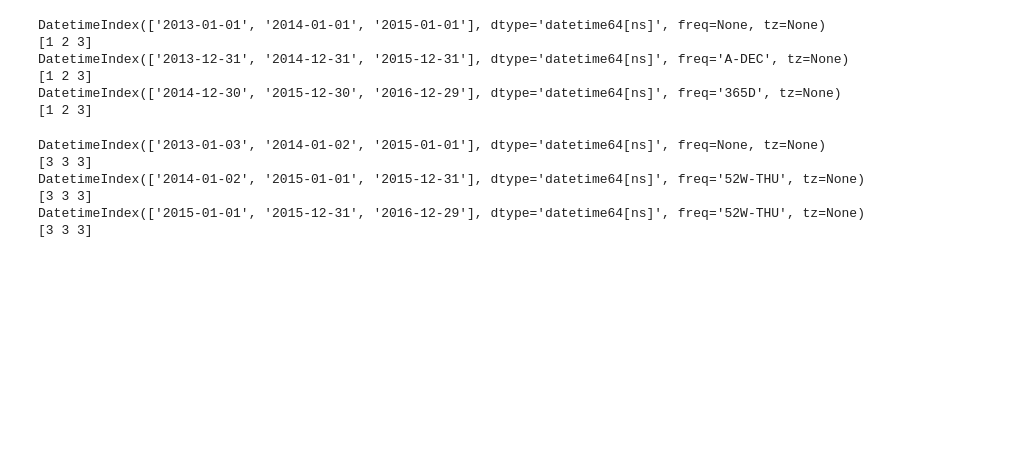
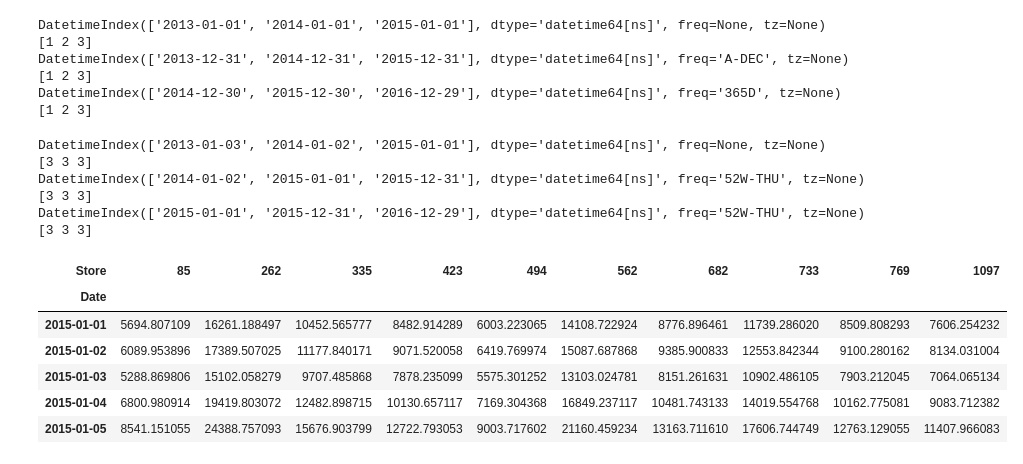
Before and after one commit to tbackes/kaggle-rossman, a Jupyter notebook: TimeSeriesForecasting.ipynb, the cells around one changed output. Drawn from its saved outputs; the diff is of its cells as text; code cells hidden in the pictures; blank space fills up the shorter version.

Commit message:
Implemented time series model: product()

```diff
--- a/TimeSeriesForecasting.ipynb
+++ b/TimeSeriesForecasting.ipynb
@@ -326,0 +337,4 @@ display(train_shifted.head())
+# %%
+mean_table = daily_mean(train)
+
+mean_table.mean()
@@ -375,3 +402,21 @@ print test.dayofweek
 test_shift = test + np.timedelta64(364,'D')
 print test_shift
 print test_shift.dayofweek
+# %%
+# Calculate mean by store, by day, and overall:
+mean_store = mean_table.mean().values.reshape(1,-1)
+mean_day = mean_table.mean(axis=1).values.reshape(-1,1)
+mean_overall = np.mean(mean_day)
+
+# Create dataframe of scaled product, with index same as mean_table
+prod = pd.DataFrame(mean_day * mean_store / mean_overall, index = mean_table.index, columns=mean_table.columns)
+# %%
+prod.head()
+# %% [output]
+| Store | 85 | 262 | 335 | 423 | 494 | 562 | 682 | 733 | 769 | 1097 |
+| Date |  |  |  |  |  |  |  |  |  |  |
+| 2015-01-01 | 5694.807109 | 16261.188497 | 10452.565777 | 8482.914289 | 6003.223065 | 14108.722924 | 8776.896461 | 11739.286020 | 8509.808293 | 7606.254232 |
+| 2015-01-02 | 6089.953896 | 17389.507025 | 11177.840171 | 9071.520058 | 6419.769974 | 15087.687868 | 9385.900833 | 12553.842344 | 9100.280162 | 8134.031004 |
+| 2015-01-03 | 5288.869806 | 15102.058279 | 9707.485868 | 7878.235099 | 5575.301252 | 13103.024781 | 8151.261631 | 10902.486105 | 7903.212045 | 7064.065134 |
+| 2015-01-04 | 6800.980914 | 19419.803072 | 12482.898715 | 10130.657117 | 7169.304368 | 16849.237117 | 10481.743133 | 14019.554768 | 10162.775081 | 9083.712382 |
+| 2015-01-05 | 8541.151055 | 24388.757093 | 15676.903799 | 12722.793053 | 9003.717602 | 21160.459234 | 13163.711610 | 17606.744749 | 12763.129055 | 11407.966083 |
```
Also changed, not shown: parts of 7 cells of this notebook.
